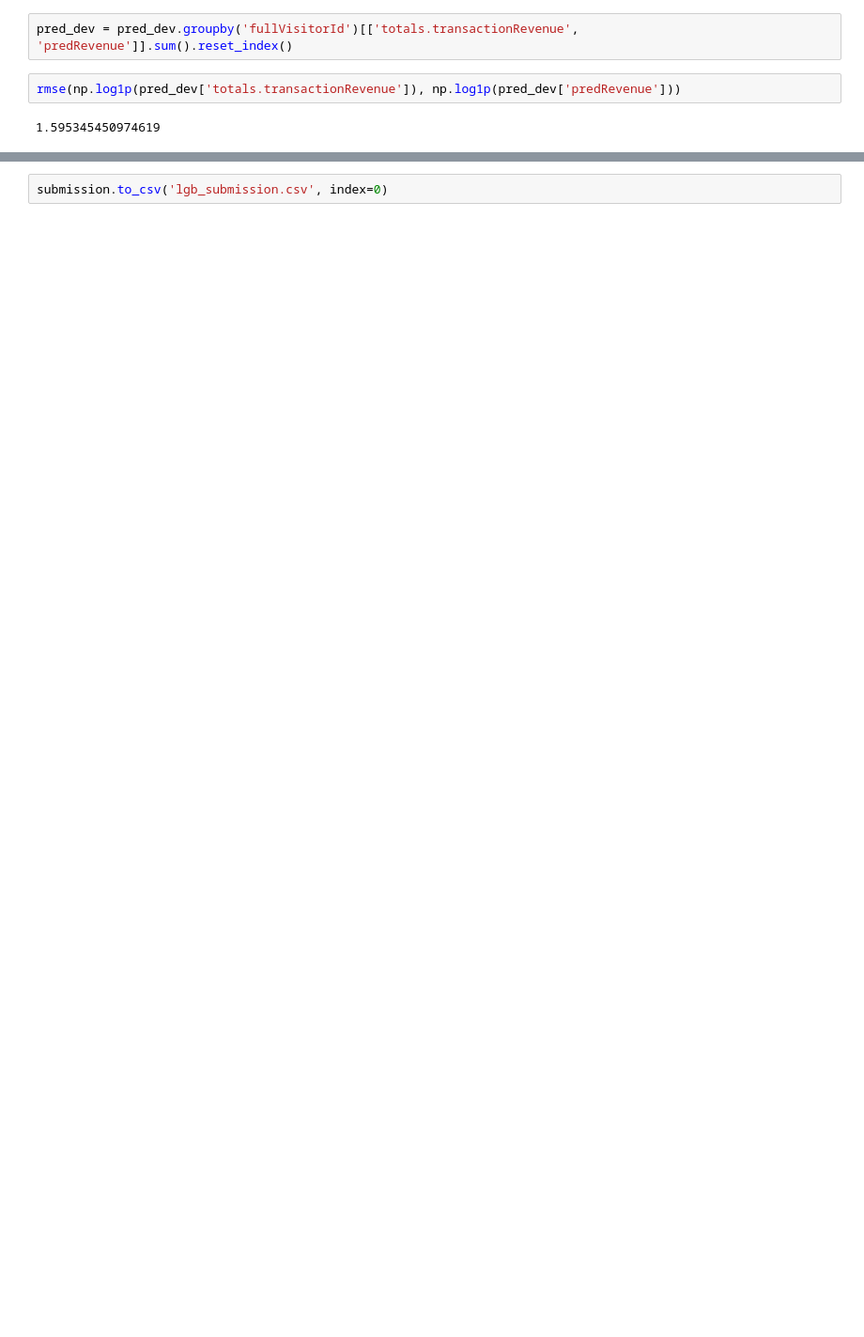
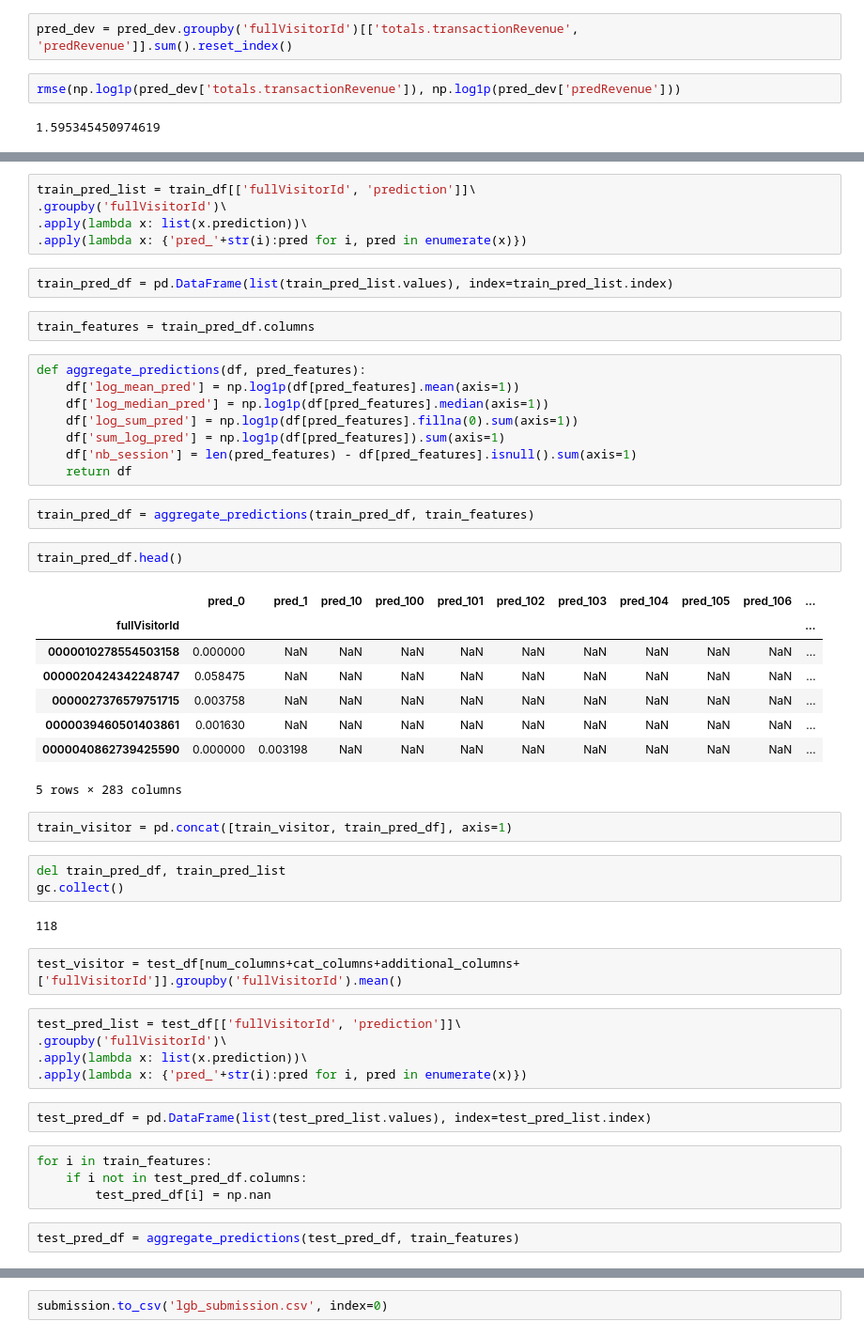
Before and after one commit to futai-lin/customer-revenue-prediction, a Jupyter notebook: xgb_lgbm.ipynb, the cells around one changed output, grey strips where cells are left out. Shown: that part at 94% size. Drawn from its saved outputs; the diff is of its cells as text; blank space fills up the shorter version.

```diff
--- a/xgb_lgbm.ipynb
+++ b/xgb_lgbm.ipynb
@@ -249,0 +260,52 @@ rmse(np.log1p(pred_dev['totals.transactionRevenue']), np.log1p(pred_dev['predRev
+# %%
+train_pred_list = train_df[['fullVisitorId', 'prediction']]\
+.groupby('fullVisitorId')\
+.apply(lambda x: list(x.prediction))\
+.apply(lambda x: {'pred_'+str(i):pred for i, pred in enumerate(x)})
+# %%
+train_pred_df = pd.DataFrame(list(train_pred_list.values), index=train_pred_list.index)
+# %%
+train_features = train_pred_df.columns
+# %%
+def aggregate_predictions(df, pred_features):
+    df['log_mean_pred'] = np.log1p(df[pred_features].mean(axis=1))
+    df['log_median_pred'] = np.log1p(df[pred_features].median(axis=1))
+    df['log_sum_pred'] = np.log1p(df[pred_features].fillna(0).sum(axis=1))
+    df['sum_log_pred'] = np.log1p(df[pred_features]).sum(axis=1)
+    df['nb_session'] = len(pred_features) - df[pred_features].isnull().sum(axis=1)
+    return df
+# %%
+train_pred_df = aggregate_predictions(train_pred_df, train_features)
+# %%
+train_pred_df.head()
+# %% [output]
+|  | pred_0 | pred_1 | pred_10 | pred_100 | pred_101 | pred_102 | pred_103 | pred_104 | pred_105 | pred_106 | ... |
+| fullVisitorId |  |  |  |  |  |  |  |  |  |  | ... |
+| 0000010278554503158 | 0.000000 | NaN | NaN | NaN | NaN | NaN | NaN | NaN | NaN | NaN | ... |
+| 0000020424342248747 | 0.058475 | NaN | NaN | NaN | NaN | NaN | NaN | NaN | NaN | NaN | ... |
+| 0000027376579751715 | 0.003758 | NaN | NaN | NaN | NaN | NaN | NaN | NaN | NaN | NaN | ... |
+| 0000039460501403861 | 0.001630 | NaN | NaN | NaN | NaN | NaN | NaN | NaN | NaN | NaN | ... |
+| 0000040862739425590 | 0.000000 | 0.003198 | NaN | NaN | NaN | NaN | NaN | NaN | NaN | NaN | ... |
+5 rows × 283 columns
+# %%
+train_visitor = pd.concat([train_visitor, train_pred_df], axis=1)
+# %%
+del train_pred_df, train_pred_list
+gc.collect()
+# %% [output]
+118
+# %%
+test_visitor = test_df[num_columns+cat_columns+additional_columns+['fullVisitorId']].groupby('fullVisitorId').mean()
+# %%
+test_pred_list = test_df[['fullVisitorId', 'prediction']]\
+.groupby('fullVisitorId')\
+.apply(lambda x: list(x.prediction))\
+.apply(lambda x: {'pred_'+str(i):pred for i, pred in enumerate(x)})
+# %%
+test_pred_df = pd.DataFrame(list(test_pred_list.values), index=test_pred_list.index)
+# %%
+for i in train_features:
+    if i not in test_pred_df.columns:
+        test_pred_df[i] = np.nan
+# %%
+test_pred_df = aggregate_predictions(test_pred_df, train_features)
```
Also changed, not shown: parts of 32 cells of this notebook.
